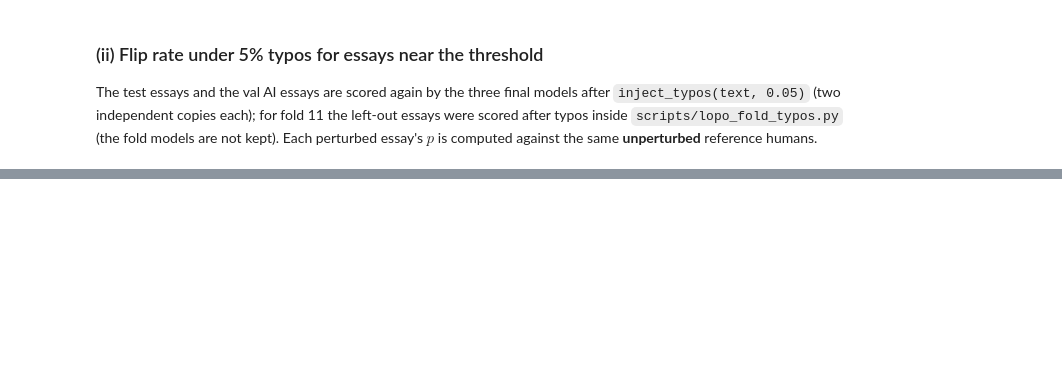
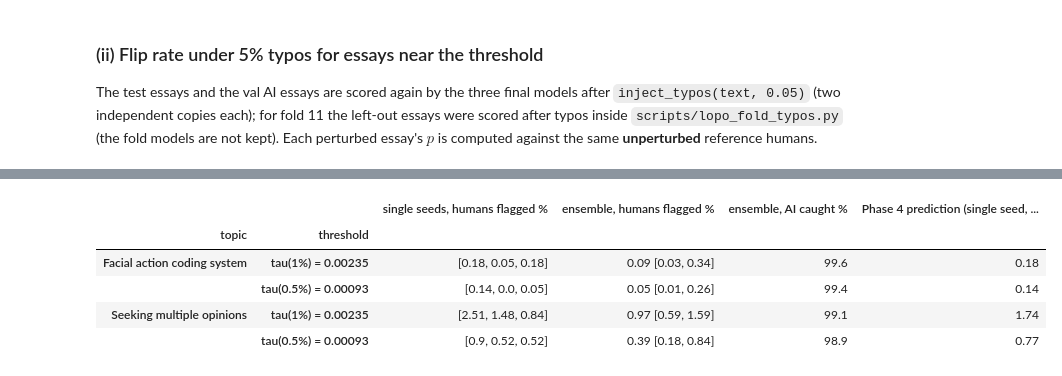
Before and after one commit to jaiveerminhas06/Ghost-Writer, a Jupyter notebook: Notebooks/19_ensemble_stability.ipynb, the cells around one changed output, grey strips where cells are left out. Cells and saved outputs as stored; diff of their text form; code cells hidden in the pictures; blank space fills up the shorter version.

```diff
--- a/Notebooks/19_ensemble_stability.ipynb
+++ b/Notebooks/19_ensemble_stability.ipynb
@@ -276,0 +322,14 @@ flip11
+# %%
+# (a) who flips: flip rate by label and the seed's cutoff in logits, test essays + val AI essays
+typo_idx = typo.index
+lab = vt.loc[typo_idx, 'label'].to_numpy()
+ens_vt = PEnsemble(sc.loc[vh].to_numpy(), HOW)
+p0s = ens_vt.p_seeds(sc.loc[typo_idx].to_numpy())
+rows = []
+for s, seed_ in enumerate((42, 43, 44)):
+    pt = [ens_vt.p_seeds(typo[[f's{x}_typo{c}' for x in (42, 43, 44)]].to_numpy())[:, s] for c in (1, 2)]
+    fl, near = flips(p0s[:, s], pt, TAU1)
+    cut = np.sort(sc.loc[vh, seed_].to_numpy())[::-1][int(round(TAU1 * (len(vh) + 1))) - 1]          # the logit above which p <= tau(1%)
+    rows.append({'seed': seed_, 'logit cutoff at tau(1%)': round(cut, 2), 'flip rate, human essays %': round(100 * fl[lab == 0].mean(), 2), 'flip rate, AI essays %': round(100 * fl[lab == 1].mean(), 2),
+                 'AI logit median, clean': round(float(np.median(sc.loc[typo_idx, seed_][lab == 1])), 2), 'AI logit median, typo copy 1': round(float(np.median(typo[f's{seed_}_typo1'][lab == 1])), 2)})
+pd.DataFrame(rows).set_index('seed')
@@ -276,0 +342,20 @@ flip11
+# %%
+# (b) false flags on the two folds at the final thresholds, singles and the ensemble, against Phase 4's leave-one-topic-out prediction for that topic (rule (d), single-seed models)
+PRED = {7: {'1%': 0.18, '0.5%': 0.14}, 11: {'1%': 1.74, '0.5%': 0.77}}        # from results/18b_by_topic_1pct_original.csv (1%) and the 0.5% by-topic values of rule (d)
+rows = []
+for k, (name, _) in FOLD_FILES.items():
+    d = FOLD[k]; e = PEnsemble(d['val_h'], HOW)
+    ps, ph, pa = e.p_seeds(d['left_h']), e.p_ens(d['left_h']), e.p_ens(d['left_a'])
+    for tname, tau in (('1%', TAU['1%']), ('0.5%', TAU['0.5%'])):
+        k_e = int((ph <= tau).sum())
+        rows.append({'topic': name, 'threshold': f'tau({tname}) = {tau}', 'single seeds, humans flagged %': [round(100 * (ps[:, s] <= tau).mean(), 2) for s in range(3)],
+                     'ensemble, humans flagged %': wilson_pct(k_e, len(ph)), 'ensemble, AI caught %': round(100 * float((pa <= tau).mean()), 1),
+                     'Phase 4 prediction (single seed, this topic) %': PRED[k][tname]})
+pd.DataFrame(rows).set_index(['topic', 'threshold'])
+# %% [output]
+|  |  | single seeds, humans flagged % | ensemble, humans flagged % | ensemble, AI caught % | Phase 4 prediction (single seed, ... |
+| topic | threshold |  |  |  |  |
+| Facial action coding system | tau(1%) = 0.00235 | [0.18, 0.05, 0.18] | 0.09 [0.03, 0.34] | 99.6 | 0.18 |
+|  | tau(0.5%) = 0.00093 | [0.14, 0.0, 0.05] | 0.05 [0.01, 0.26] | 99.4 | 0.14 |
+| Seeking multiple opinions | tau(1%) = 0.00235 | [2.51, 1.48, 0.84] | 0.97 [0.59, 1.59] | 99.1 | 1.74 |
+|  | tau(0.5%) = 0.00093 | [0.9, 0.52, 0.52] | 0.39 [0.18, 0.84] | 98.9 | 0.77 |
```
Also changed, not shown: parts of 11 cells of this notebook, 10 other files.
